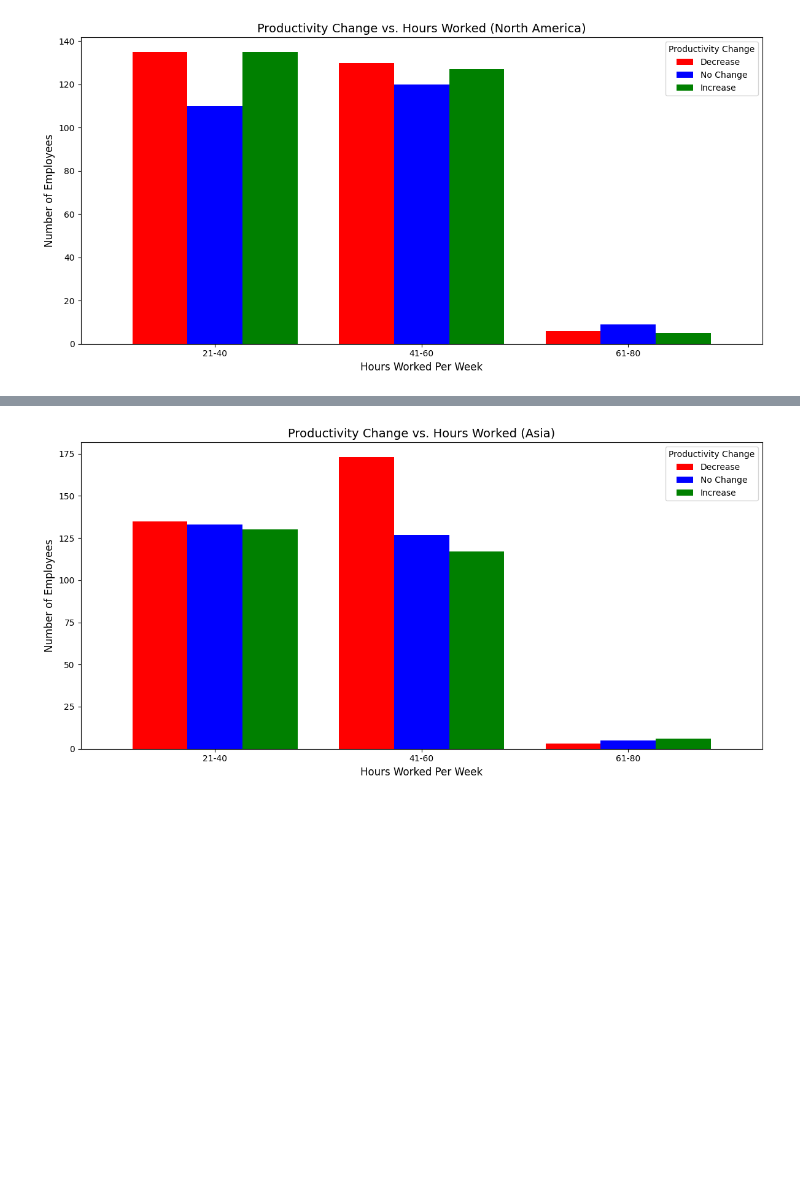
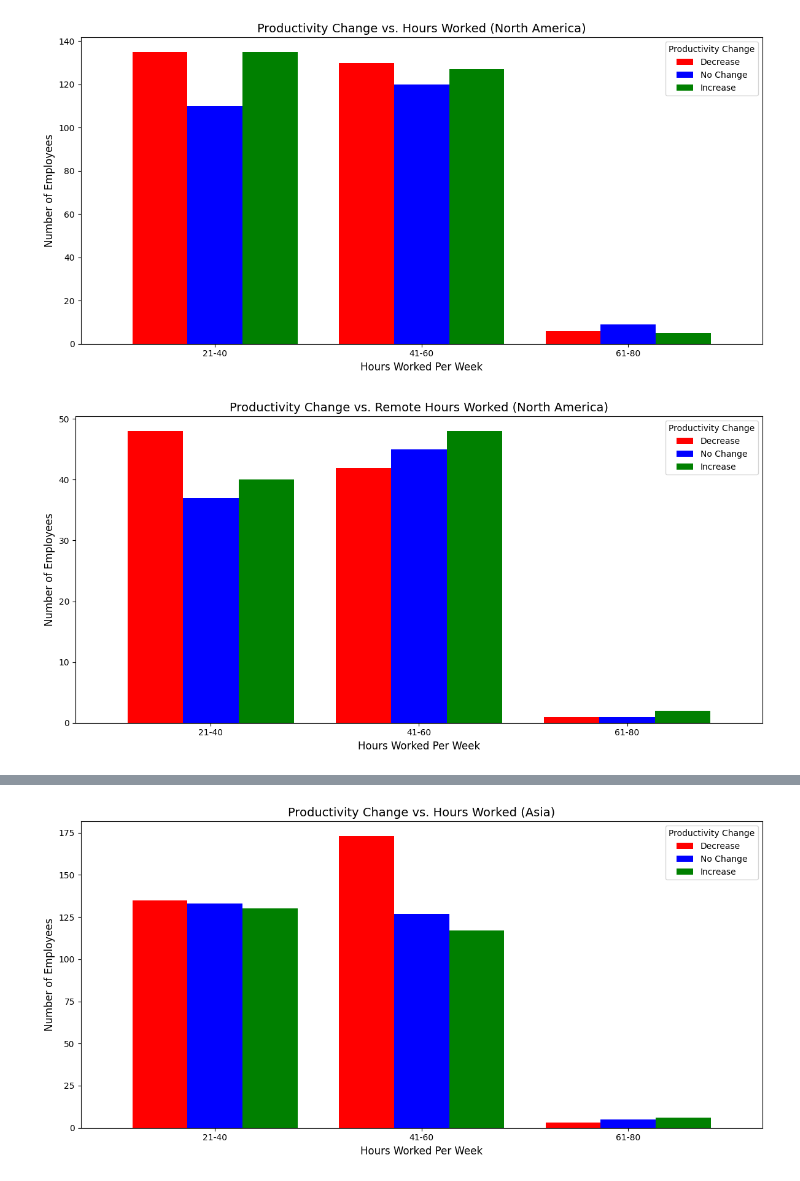
Before and after one commit to ErikaD88/Remote_Work_Mental_Health_Impact, a Jupyter notebook: project1_task.ipynb, the cells around one changed output, grey strips where cells are left out. Cells and saved outputs as stored; diff of their text form; code cells hidden in the pictures; blank space fills up the shorter version.

```diff
--- a/project1_task.ipynb
+++ b/project1_task.ipynb
@@ -14,3 +16,7 @@ df.head()
 | 2 | EMP0003 | 59 | Non-binary | Software Engineer | Education | 22 | Hybrid | ... |
 | 3 | EMP0004 | 27 | Male | Software Engineer | Finance | 20 | Onsite | ... |
 | 4 | EMP0005 | 49 | Male | Sales | Consulting | 32 | Onsite | ... |
+# %%
+# Create North America Data set,  df by region
+North_AmericaDF = df[df["Region"] == 'North America']
+#print(North_AmericaDF)
@@ -45,0 +55,24 @@ plt.show()
+# %%
+RemoteNADF = North_AmericaDF[North_AmericaDF["Work_Location"] == 'Remote'].copy()
+# Bin hours worked into ranges
+bins = [0, 20, 40, 60, 80]
+bin_labels = ['0-20', '21-40', '41-60', '61-80']
+RemoteNADF['Hours_Worked_Bins'] = pd.cut(
+    RemoteNADF['Hours_Worked_Per_Week'], bins=bins, labels=bin_labels, right=False
+)
+# Group data by hours worked bins and productivity change
+grouped_data = RemoteNADF.groupby(['Hours_Worked_Bins', 'Productivity_Change'], observed=True).size().unstack(fill_value=0)
+# Plot a binned bar chart
+grouped_data.plot(kind='bar', figsize=(12, 6), width=0.8, color=['red', 'blue', 'green'])
+# Customize the chart
+plt.title("Productivity Change vs. Remote Hours Worked (North America)", fontsize=14)
+plt.xlabel("Hours Worked Per Week", fontsize=12)
+plt.ylabel("Number of Employees", fontsize=12)
+plt.xticks(rotation=0)  # Rotate x-axis labels for readability
+plt.legend(title="Productivity Change", labels=['Decrease', 'No Change', 'Increase'])
+# Show the plot
+plt.tight_layout()
+plt.savefig("ProductivityChange_vs_RemoteHoursWorked_NorthAmerica.png")
+plt.show()
+# %% [output]
+[figure, added]
```
Also changed, not shown: parts of 10 cells of this notebook, 3 other files.
